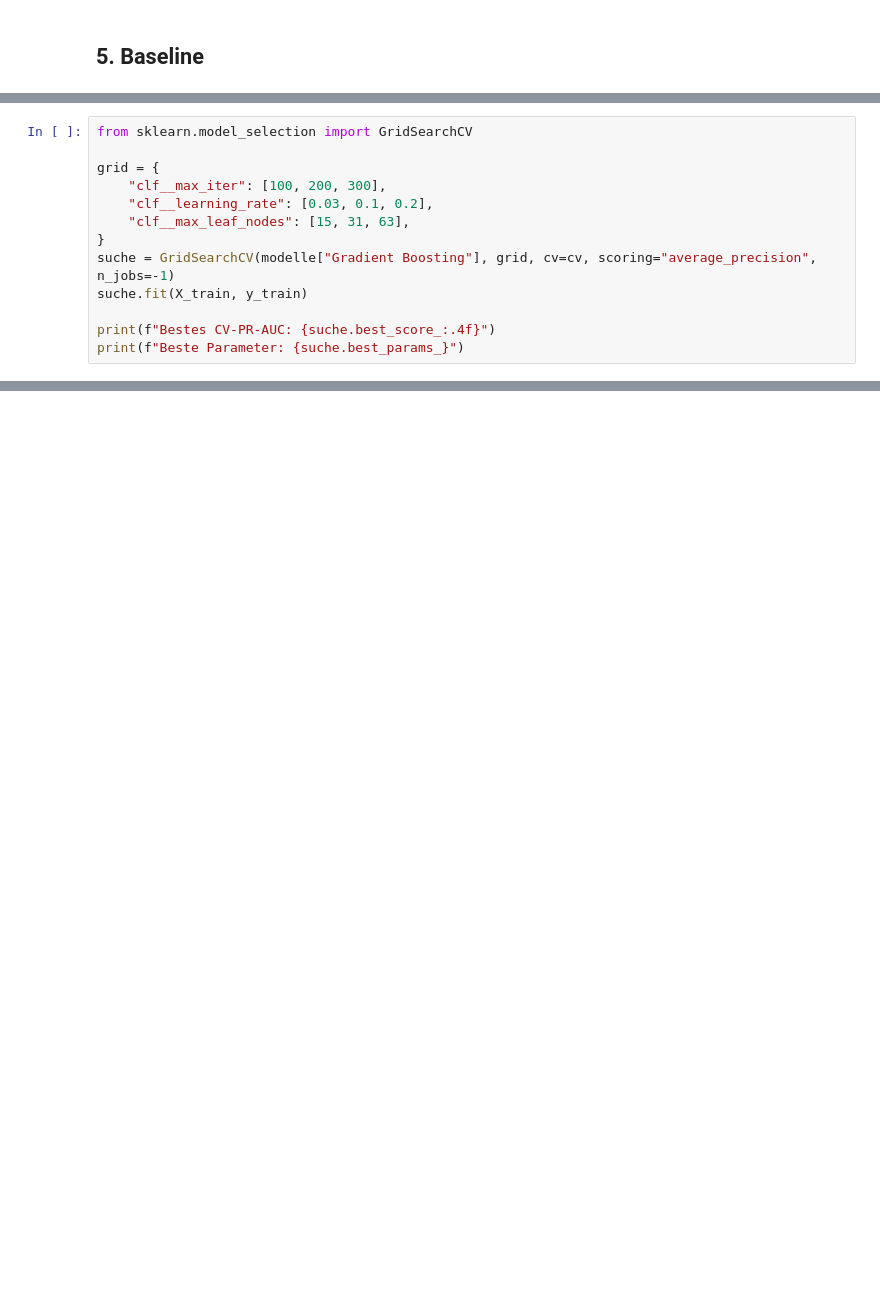
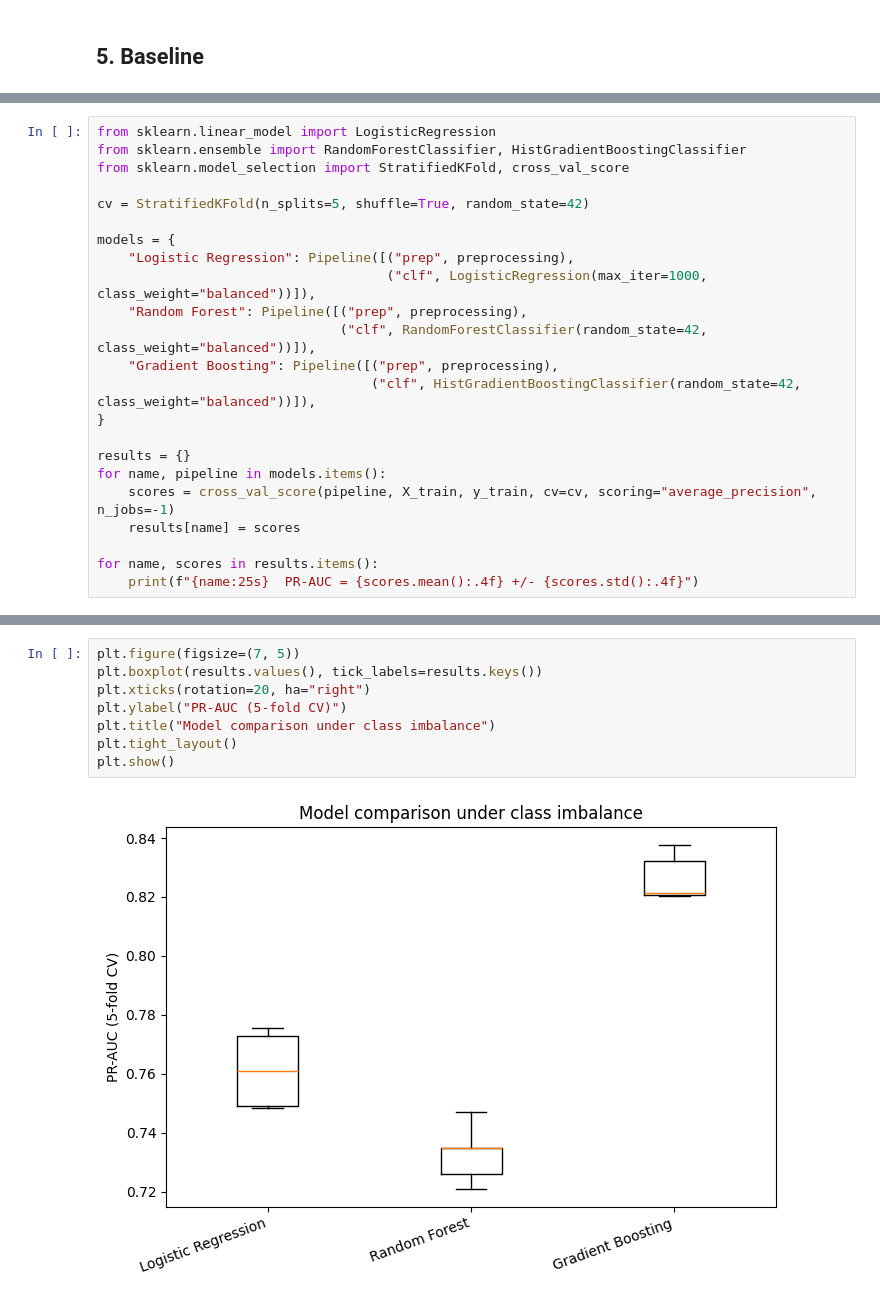
Before and after one commit to TimonLudwig1/Practice-Lab, a Jupyter notebook: xtAI_Learn-Repository/modules/04-machine-learning-1/projects/03-final/solution/solution.ipynb, the cells around one changed output, grey strips where cells are left out. Saved outputs shown, nothing was run; the diff lists cells and outputs as text; blank space fills up the shorter version.

```diff
--- a/xtAI_Learn-Repository/modules/04-machine-learning-1/projects/03-final/solution/solution.ipynb
+++ b/xtAI_Learn-Repository/modules/04-machine-learning-1/projects/03-final/solution/solution.ipynb
@@ -150,13 +99,0 @@ Gradient Boosting liegt meist vorn — hier getunt.
-# %%
-from sklearn.model_selection import GridSearchCV
-
-grid = {
-    "clf__max_iter": [100, 200, 300],
-    "clf__learning_rate": [0.03, 0.1, 0.2],
-    "clf__max_leaf_nodes": [15, 31, 63],
-}
-suche = GridSearchCV(modelle["Gradient Boosting"], grid, cv=cv, scoring="average_precision", n_jobs=-1)
-suche.fit(X_train, y_train)
-
-print(f"Bestes CV-PR-AUC: {suche.best_score_:.4f}")
-print(f"Beste Parameter: {suche.best_params_}")
@@ -323,0 +109,23 @@ hier zusaetzlich ≠ Fairness).
+# %%
+from sklearn.linear_model import LogisticRegression
+from sklearn.ensemble import RandomForestClassifier, HistGradientBoostingClassifier
+from sklearn.model_selection import StratifiedKFold, cross_val_score
+
+cv = StratifiedKFold(n_splits=5, shuffle=True, random_state=42)
+
+models = {
+    "Logistic Regression": Pipeline([("prep", preprocessing),
+                                     ("clf", LogisticRegression(max_iter=1000, class_weight="balanced"))]),
+    "Random Forest": Pipeline([("prep", preprocessing),
+                               ("clf", RandomForestClassifier(random_state=42, class_weight="balanced"))]),
+    "Gradient Boosting": Pipeline([("prep", preprocessing),
+                                   ("clf", HistGradientBoostingClassifier(random_state=42, class_weight="balanced"))]),
+}
+
+results = {}
+for name, pipeline in models.items():
+    scores = cross_val_score(pipeline, X_train, y_train, cv=cv, scoring="average_precision", n_jobs=-1)
+    results[name] = scores
+
+for name, scores in results.items():
+    print(f"{name:25s}  PR-AUC = {scores.mean():.4f} +/- {scores.std():.4f}")
@@ -323,0 +136,10 @@ hier zusaetzlich ≠ Fairness).
+# %%
+plt.figure(figsize=(7, 5))
+plt.boxplot(results.values(), tick_labels=results.keys())
+plt.xticks(rotation=20, ha="right")
+plt.ylabel("PR-AUC (5-fold CV)")
+plt.title("Model comparison under class imbalance")
+plt.tight_layout()
+plt.show()
+# %% [output]
+[figure, added]
```
Also changed, not shown: parts of 47 cells of this notebook, 3 other files.
